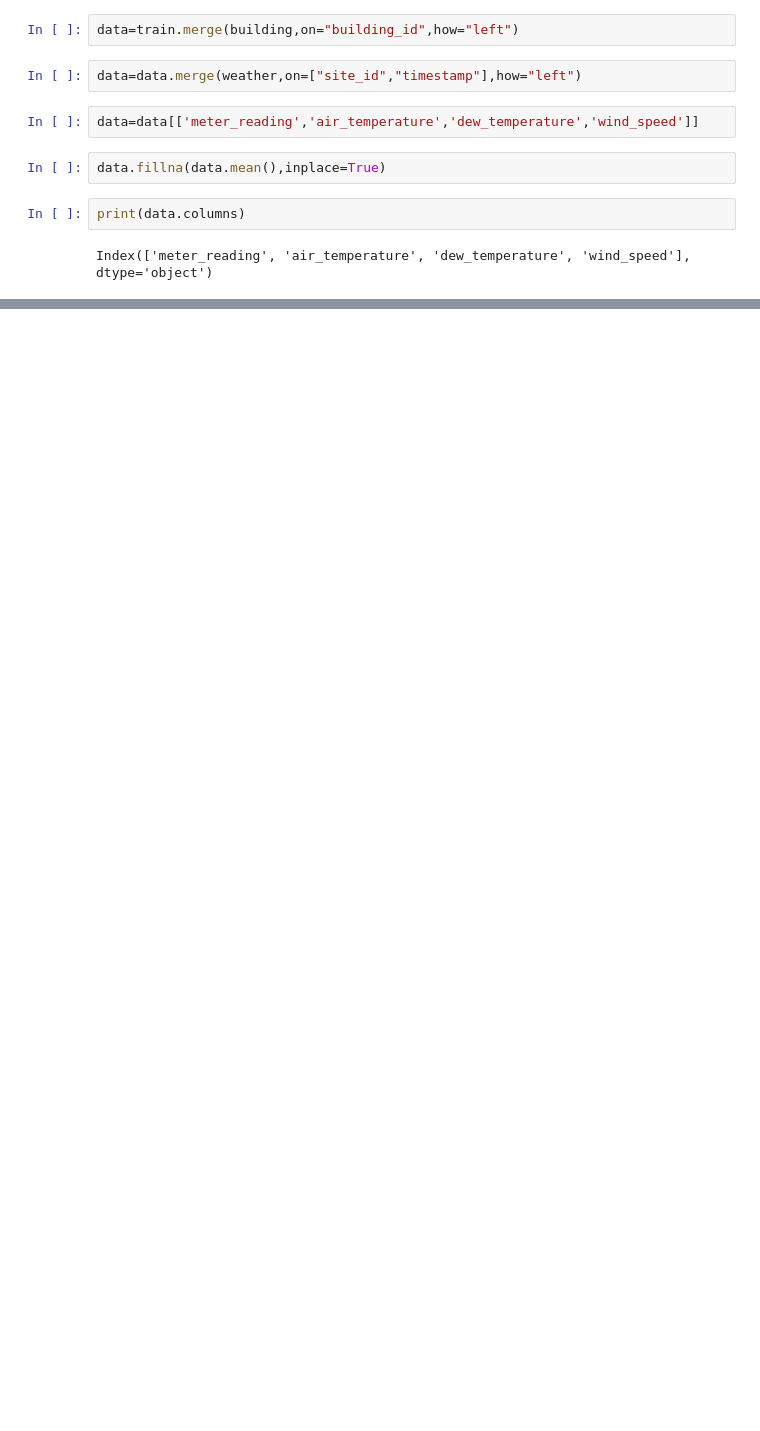
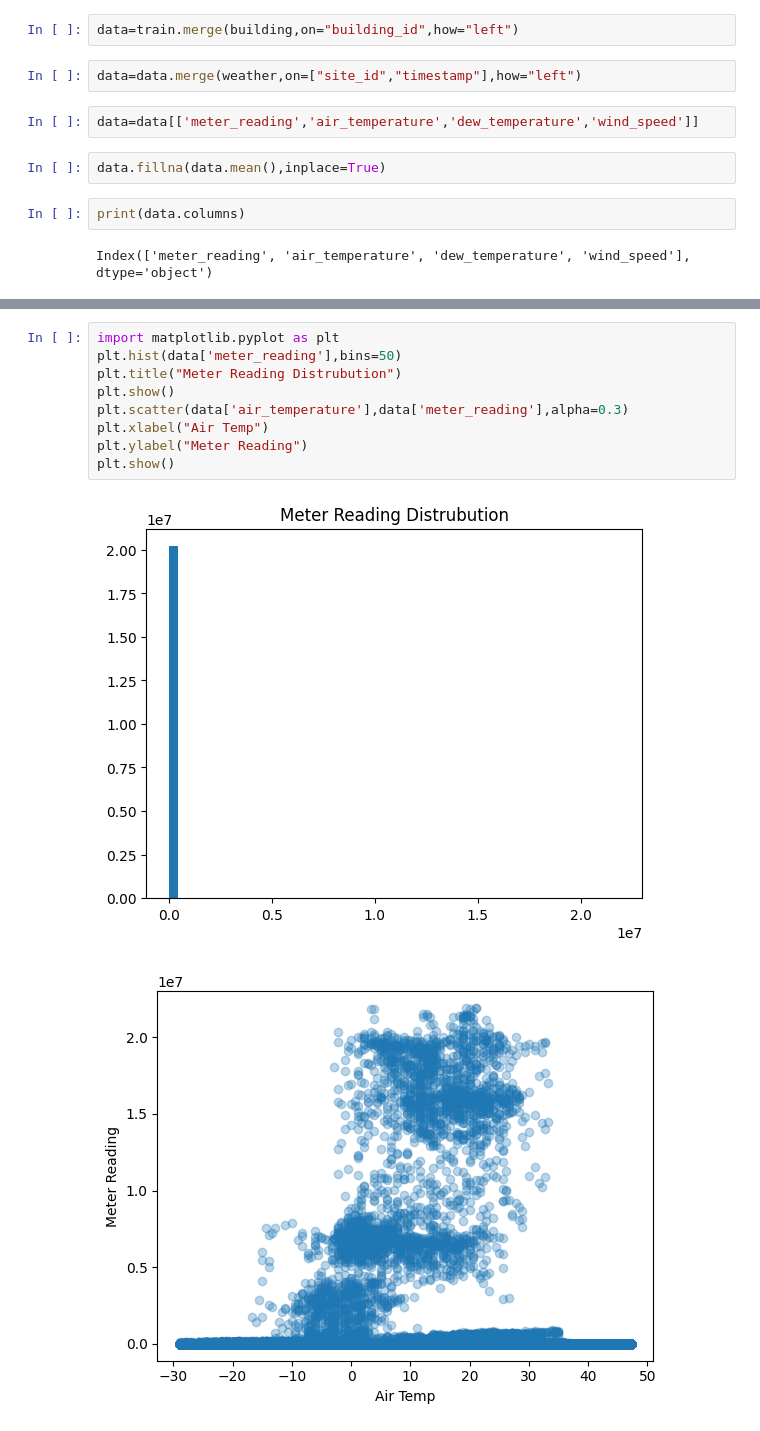
Before and after one commit to vasu-rguktn/Team_X, a Jupyter notebook: ASHRAE.ipynb, the cells around one changed output, grey strips where cells are left out. Cells and saved outputs as stored; diff of their text form; blank space fills up the shorter version.

```diff
--- a/ASHRAE.ipynb
+++ b/ASHRAE.ipynb
@@ -95,0 +112,12 @@ Index(['meter_reading', 'air_temperature', 'dew_temperature', 'wind_speed'], dty
+# %%
+import matplotlib.pyplot as plt
+plt.hist(data['meter_reading'],bins=50)
+plt.title("Meter Reading Distrubution")
+plt.show()
+plt.scatter(data['air_temperature'],data['meter_reading'],alpha=0.3)
+plt.xlabel("Air Temp")
+plt.ylabel("Meter Reading")
+plt.show()
+# %% [output]
+[figure, added]
+[figure, added]
```
Also changed, not shown: parts of 12 cells of this notebook.
